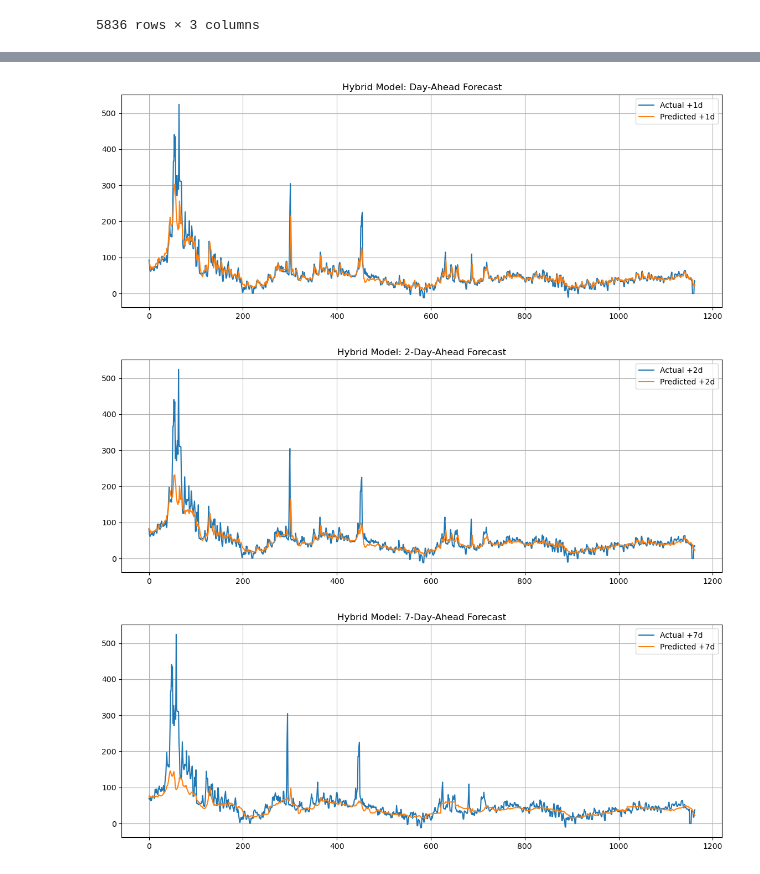
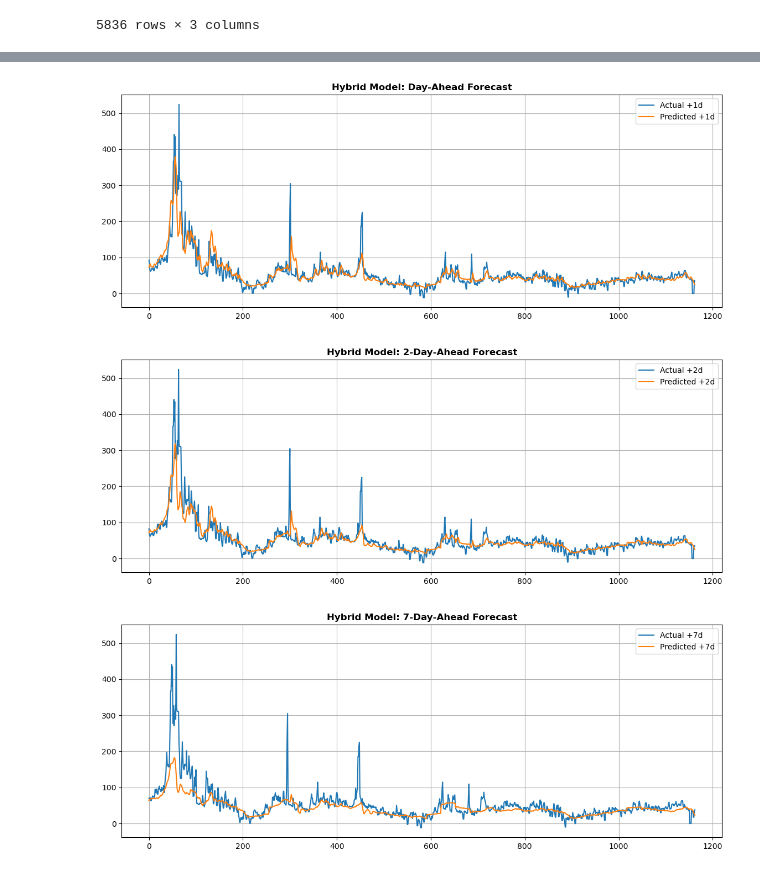
Before and after one commit to eschmidy1/DATA-543-CA-Energy, a Jupyter notebook: prelim_model.ipynb, the cells around one changed output, grey strips where cells are left out. Drawn from its saved outputs; the diff is of its cells as text; code cells hidden in the pictures.

```diff
--- a/prelim_model.ipynb
+++ b/prelim_model.ipynb
@@ -143,16 +149,36 @@ df_monthly
 #  y:       (samples, horizon)
 ############################################################################
 
-def create_hybrid_windows(daily_df, monthly_daily_df, window=15, horizon=7):
+############################################################################
+# Create sliding windows with daily + monthly features
+#  X_daily: (samples, n_daily_features_excluding_target, window)
+#  X_month: (samples, n_vars_monthly)
+#  y:       (samples, horizon)  -> PX_LAST only
+############################################################################
+
+def create_hybrid_windows(daily_df, monthly_daily_df, target_col="PX_LAST", window=15, horizon=7):
     X_daily, X_month, y = [], [], []
-    daily_vals = daily_df.values
+
+    # Explicitly exclude target from daily input features
+    daily_feature_df = daily_df.drop(columns=[target_col])
+    target_vals = daily_df[target_col].values              # keep target separate
+    daily_feature_vals = daily_feature_df.values
     monthly_vals = monthly_daily_df.values
     n = len(daily_df)
 
     for i in range(n - window - horizon):
-        X_daily.append(daily_vals[i:i+window].T)  # (vars, window)
-        X_month.append(monthly_vals[i+window-1])  # (3,) # Monthly features taken at the last day of the window
-        y.append(daily_vals[i+window:i+window+horizon, 0]) # Target: next horizon days of first daily variable (PX_LAST!!!)
+        # Daily predictors (NO PX_LAST)
+        X_daily.append(daily_feature_vals[i:i+window].T)
+
+        # Monthly features at last day of window
+        X_month.append(monthly_vals[i+window-1])
+
+        # Future target sequence (PX_LAST only)
+        y.append(target_vals[i+window:i+window+horizon])
+
+    X_daily = np.array(X_daily)
+    X_month = np.array(X_month)
+    y = np.array(y)
 
     print("X_daily any NaN:", np.isnan(X_daily).any())
     print("X_month any NaN:", np.isnan(X_month).any())
@@ -162,14 +188,15 @@ def create_hybrid_windows(daily_df, monthly_daily_df, window=15, horizon=7):
     print("X_month any Inf:", np.isinf(X_month).any())
     print("y any Inf:", np.isinf(y).any())
 
-    return np.array(X_daily), np.array(X_month), np.array(y)
+    return X_daily, X_month, y, daily_feature_df.columns
 
 window = 15
 horizon = 7
 
-X_daily, X_month, y = create_hybrid_windows(
+X_daily, X_month, y, daily_feature_cols = create_hybrid_windows(
     df_daily,
     df_monthly,
+    target_col="PX_LAST",
     window=window,
     horizon=horizon
 )
@@ -177,6 +204,7 @@ X_daily, X_month, y = create_hybrid_windows(
 print("X_daily:", X_daily.shape)
 print("X_month:", X_month.shape)
 print("y:", y.shape)
+print("Daily features used:", list(daily_feature_cols))
 
 ######################################################################
 # Dataset + DataLoader
@@ -240,7 +268,7 @@ class HybridCNN(nn.Module):
         return self.fc(fused)
 
 model = HybridCNN(
-    in_channels_daily=n_vars_daily,
+    in_channels_daily=X_daily.shape[1],
     monthly_features=n_vars_monthly,
     horizon=horizon
 )
@@ -339,6 +367,6 @@ Epoch 20 | Train Loss: 197.2443 | Val Loss: 1036.0485
-[figure, old version]
+[figure, new version]
-[figure, old version]
+[figure, new version]
-[figure, old version]
+[figure, new version]
 # %%
 ############################################################################
 # Try Same Process with Quantiles instead of RMSE
```
Also changed, not shown: parts of 5 cells of this notebook.
